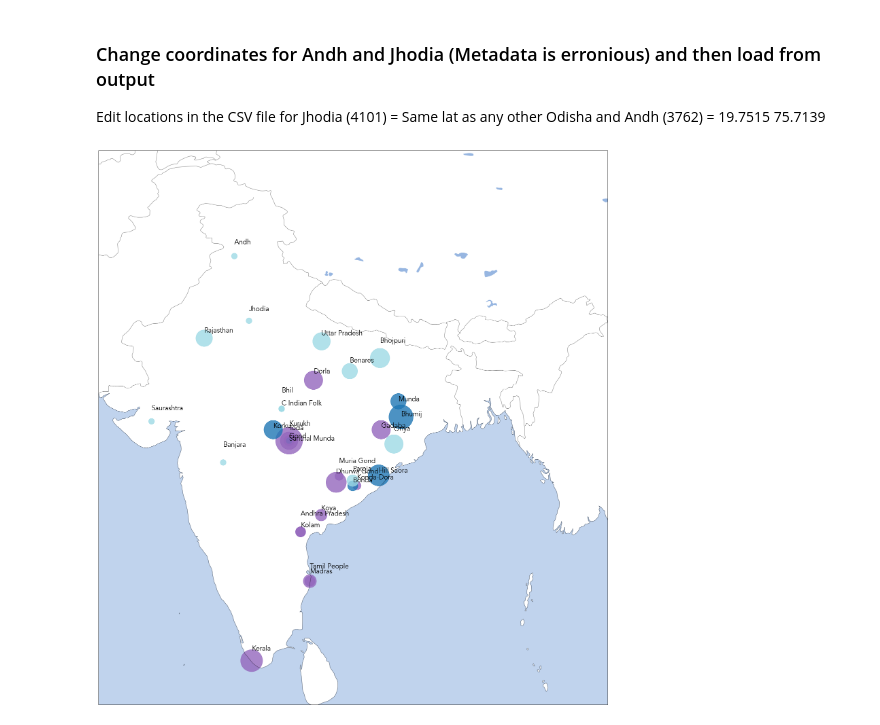
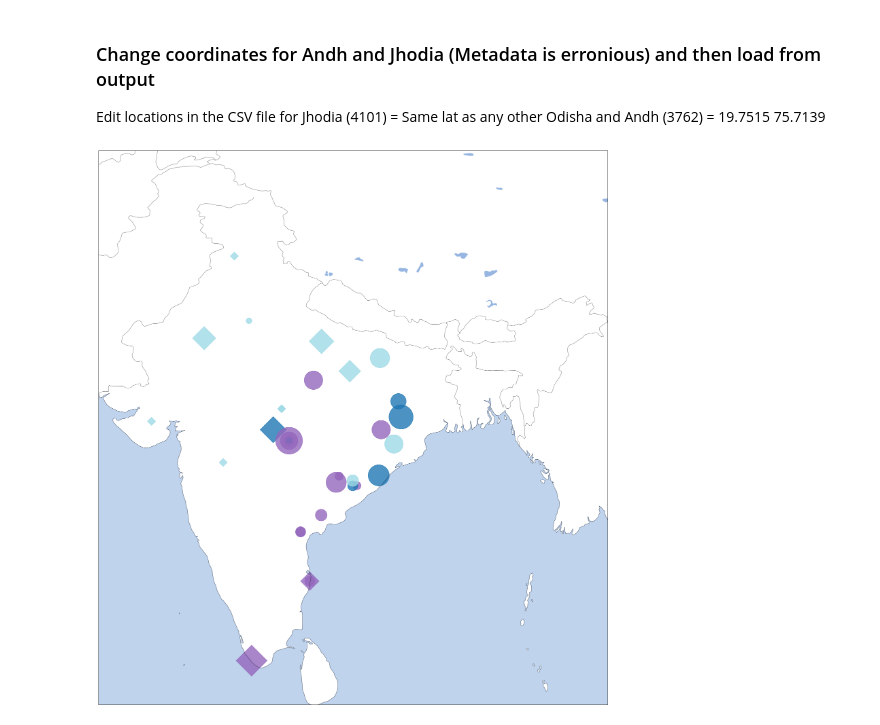
Before and after one commit to comp-music-lab/sfc-journal-2020, a Jupyter notebook: Map Plots.ipynb, the cells around one changed output. Cells and saved outputs as stored; diff of their text form; code cells hidden in the pictures.

```diff
--- a/Map Plots.ipynb
+++ b/Map Plots.ipynb
@@ -32,6 +32,7 @@ lng = []
 count = []
 language = []
 region = []
+people = []
 locations = pd.DataFrame()
 for i, row in places.iterrows():
     if row["culture"] not in exist:
@@ -40,6 +41,7 @@ for i, row in places.iterrows():
         lat.append(row["lat"])
         lng.append(row["lng"])
         count.append(300*row["count"])
+        people.append(row["people"])
         region.append(row["region"])
     else:
         pass
@@ -49,61 +51,77 @@ locations["lng"] = lng
 locations["language"] = language
 locations["count"] = count
 locations["region"] = region
+locations["people"] = people
+tribal = locations[locations["people"]=="Tribal"].reset_index()
+nontribal = locations[locations["people"]=="Non-Tribal"].reset_index()
 # %%
 split_index = 14
-categories = np.unique(locations['language'])
+categories = np.unique(nontribal['language'])
 colors = np.linspace(0, 1, len(categories))
 colordict = dict(zip(categories, colors))
 plt.rcParams.update({'font.size': 18})
 plt.rcParams.update({'font.family': 'Avenir'})
 plt.rcParams.update({'axes.titlepad': 36.0})
-locations["Color"] = locations['language'].apply(lambda x: colordict[x])
-for i, row in locations.iterrows():
+
+nontribal["Color"] = nontribal['language'].apply(lambda x: colordict[x])
+for i, row in nontribal.iterrows():
     if row['Color']==0.5:
-        locations.loc[i, ['Color']] = .4
+        nontribal.loc[i, ['Color']] = .4
+tribal["Color"] = tribal['language'].apply(lambda x: colordict[x])
+for i, row in tribal.iterrows():
+    if row['Color']==0.5:
+        tribal.loc[i, ['Color']] = .4
 fig = plt.figure(figsize=(30,30))
 ax = fig.add_subplot(1,1,1,projection=ccrs.PlateCarree())
 ax.set_extent([68.14712,97.34466, 6, 37.090000])
-north = locations.iloc[:split_index]
-south = locations.iloc[split_index:]
+north = nontribal.iloc[:split_index]
+south = nontribal.iloc[split_index:]
 
 north_label = "North India: "
 south_label = "South India:\n"
 for i, text in enumerate(north["culture"]):
     if i % 6 ==0:
         north_label+= "\n"+text
     else:
         north_label+=", "+text
 for i, text in enumerate(south["culture"]):
     if i==0:
         south_label+=text
     elif i%6==0:
         south_label+="\n"+text
     else:
         south_label+=", "+text
 
-ax.scatter(locations.lng,
-           locations.lat,
-           c=locations['Color'],
+ax.scatter(nontribal.lng,
+           nontribal.lat,
+           c=nontribal['Color'],
            cmap='tab20',
-           s=locations["count"], alpha=.8)
-# ax.scatter(south.lng, south.lat, c="b", label=south_label, s=south["count"], alpha=.5)
+           s=nontribal["count"], alpha=.8, marker='D')
 
-for i, location in enumerate(locations['culture']):
-    ax.annotate(location, (locations.loc[i, 'lng'],locations.loc[i, 'lat']+(random()*1)), fontsize=20)
+ax.scatter(tribal.lng,
+           tribal.lat,
+           c=tribal['Color'],
+           cmap='tab20',
+           s=tribal["count"], alpha=.8, marker='o')
+
+# for i, x in enumerate(nontribal['culture']):
+#     ax.annotate(x, (nontribal.loc[i, 'lng'],nontribal.loc[i, 'lat']+(random()*1)), fontsize=20)
+
+# for i, y in enumerate(tribal['culture']):
+#     ax.annotate(y, (tribal.loc[i, 'lng'],tribal.loc[i, 'lat']+(random()*1)), fontsize=20)
 
 
 # for i in range(2):
 #     lgnd.legendHandles[i]._sizes = [500]
 # for txt in lgnd.get_texts():
 #     txt.set_va("bottom")
 ax.coastlines(alpha=.5)
 ax.add_feature(cfeature.BORDERS, alpha=.5)
 ax.add_feature(cfeature.LAKES)
 ax.add_feature(cfeature.OCEAN, alpha=.6)
-plt.savefig('./figs/map.png')
+plt.savefig('./figs/mapblank.png')
 # %% [output]
-[figure, old version]
+[figure, new version]
 # %%
 print("Total number of cultures is ", places['culture'].nunique())
 # %% [output]
```
Also changed, not shown: parts of 8 cells of this notebook, 11 other files.
